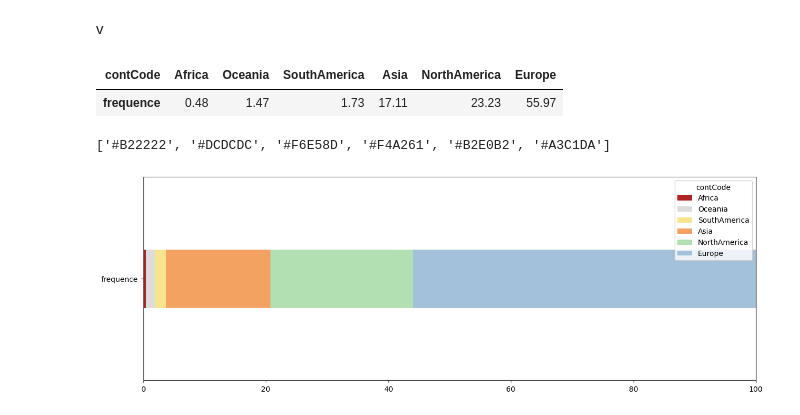
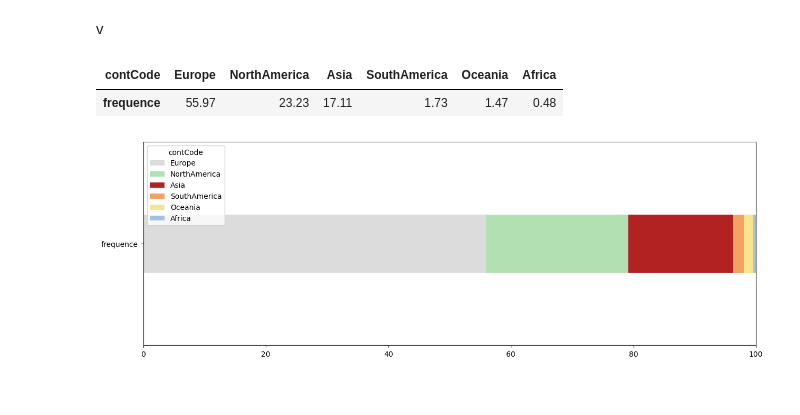
Before and after one commit to Chiodo53/astronomers, a Jupyter notebook: notebooks_jupyter/wikidata_exploration/wdt_distribution_continents_triplestore.ipynb, the cells around one changed output. Saved outputs shown, nothing was run; the diff lists cells and outputs as text; code cells hidden in the pictures.

```diff
--- a/notebooks_jupyter/wikidata_exploration/wdt_distribution_continents_triplestore.ipynb
+++ b/notebooks_jupyter/wikidata_exploration/wdt_distribution_continents_triplestore.ipynb
@@ -320,11 +320,12 @@ merged.tail()
 # %%
 color_palette = [
-    "#A3C1DA",  # Light Blue
+    "#DCDCDC",  # Gainsboro
     "#B2E0B2",  # Light Green
+    "#B22222",   # Firebrick
     "#F4A261",  # Light Coral
     "#F6E58D",  # Light Yellow
-    "#DCDCDC",  # Gainsboro
-    "#B22222"   # Firebrick
+    "#A3C1DA"  # Light Blue
+
 ]
 # %%
 ### Documentation
@@ -341,7 +342,7 @@ v
 
 ### Regrouper et compter
 df_contCode_20e_s = df_p[df_p['birthYear'] > 1900 ].groupby('contCode').size()
-df_contCode_20e_s = pd.DataFrame(df_contCode_20e_s.sort_values(ascending = True))
+df_contCode_20e_s = pd.DataFrame(df_contCode_20e_s.sort_values(ascending = False))
 df_contCode_20e_s.columns=['effectif']
 
 df_contCode_20e_s['frequence'] = (100 * df_contCode_20e_s['effectif'] \
@@ -349,17 +350,15 @@ df_contCode_20e_s['frequence'] = (100 * df_contCode_20e_s['effectif'] \
 ljt = pd.DataFrame(df_contCode_20e_s['frequence']).T
 ljt
 # %% [output]
-| contCode | Africa | Oceania | SouthAmerica | Asia | NorthAmerica | Europe |
-| frequence | 0.48 | 1.47 | 1.73 | 17.11 | 23.23 | 55.97 |
+| contCode | Europe | NorthAmerica | Asia | SouthAmerica | Oceania | Africa |
+| frequence | 55.97 | 23.23 | 17.11 | 1.73 | 1.47 | 0.48 |
 # %%
 
-cp = list(reversed(color_palette))
 ### Pandas plot reference
 # https://pandas.pydata.org/pandas-docs/stable/reference/api/pandas.DataFrame.plot.html
 ## Barplots
 # https://www.shanelynn.ie/bar-plots-in-python-using-pandas-dataframes/
 
-fig = ljt.plot(kind='barh', stacked=True, figsize=(15,5), color=cp, width=0.2, xlim=[0,100])
+fig = ljt.plot(kind='barh', stacked=True, figsize=(15,5), color=color_palette, width=0.2, xlim=[0,100])
 # %% [output]
-['#B22222', '#DCDCDC', '#F6E58D', '#F4A261', '#B2E0B2', '#A3C1DA']
-[figure, old version]
+[figure, new version]
```
Also changed, not shown: parts of 4 cells of this notebook.
